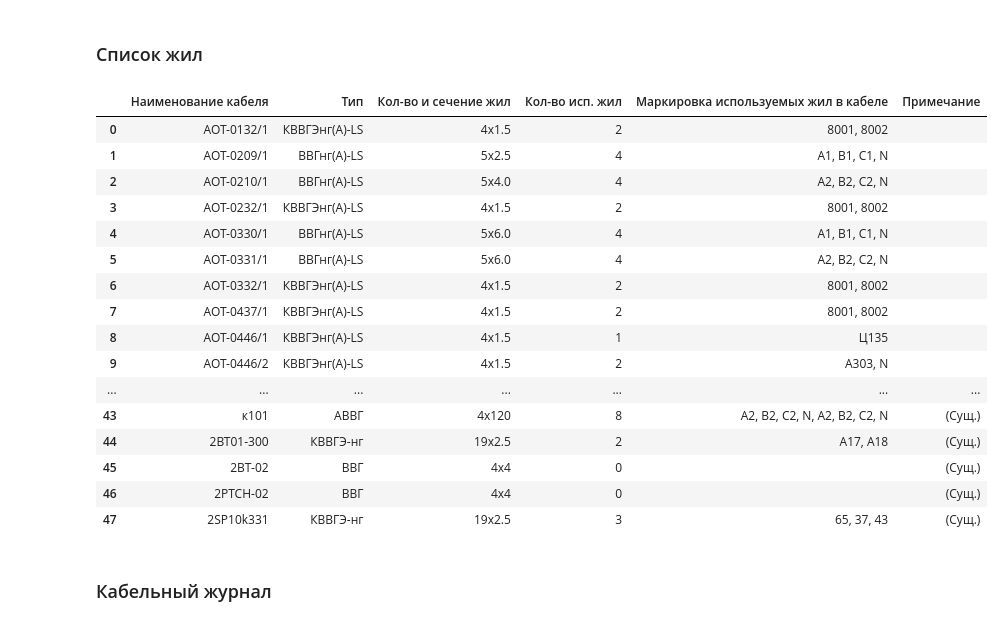
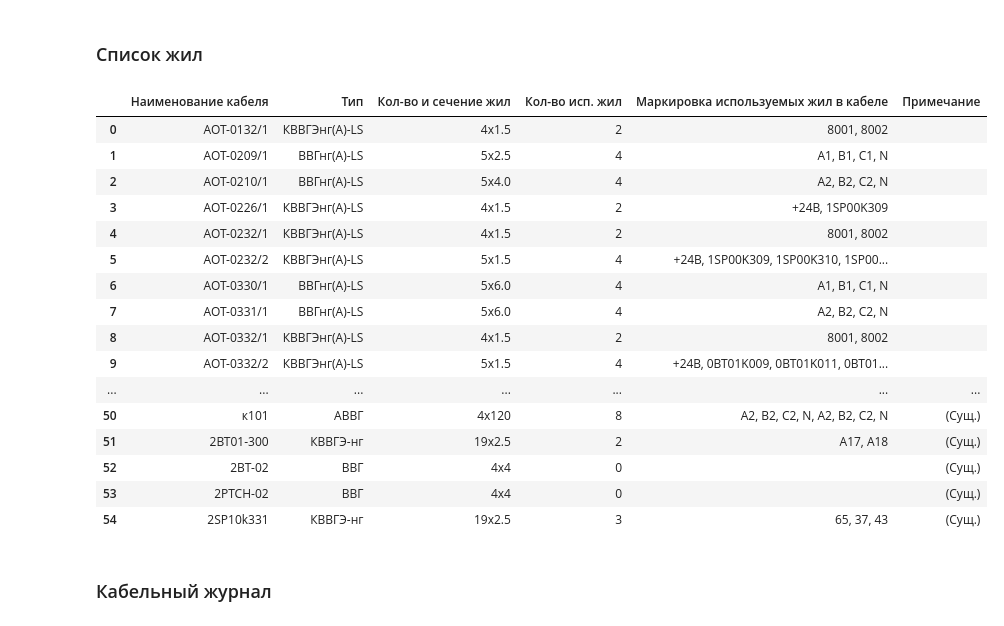
Before and after one commit to berezhko/et2, a Jupyter notebook: notebook/ВнешниеСоединения.ipynb, the cells around one changed output. Cells and saved outputs as stored; diff of their text form; code cells hidden in the pictures.

```diff
--- a/notebook/ВнешниеСоединения.ipynb
+++ b/notebook/ВнешниеСоединения.ipynb
@@ -414,39 +382,31 @@ used_devices_with_contacts_to_csv(
 # %%
 list_wires = make_wires_journal(station, cables_collection, clemmnic_data)
 
 name_file = f"{output_dir}/Жилы-{unixtime}"
 list_wires_pandas = pandas.DataFrame(list_wires)
 safe_to_excel(list_wires_pandas, name_file + ".xlsx", index=False)
 safe_to_csv(list_wires_pandas, name_file + ".csv", index=False)
 
 safe_to_excel(list_wires_pandas, f"{plot_dir}/КЖ/Excel Список жил.xlsx", index=False)
-
-lisp_list_wires = pl.plot_table(
-    shrink_long_string(list_wires_pandas.to_numpy()),
-    [36, 36, 26, 25, 240, 32],
-    align=["c", "c", "c", "c", "l", "c"],
-)
-AutocadElements(lisp_list_wires).save(f"{plot_dir}/КЖ/Печать списка жил.lsp")
-
 list_wires_pandas
 # %% [output]
 |  | Наименование кабеля | Тип | Кол-во и сечение жил | Кол-во исп. жил | Маркировка используемых жил в кабеле | Примечание |
 | 0 | AOT-0132/1 | КВВГЭнг(A)-LS | 4x1.5 | 2 | 8001, 8002 |  |
 | 1 | AOT-0209/1 | ВВГнг(А)-LS | 5x2.5 | 4 | A1, B1, C1, N |  |
 | 2 | AOT-0210/1 | ВВГнг(А)-LS | 5x4.0 | 4 | A2, B2, C2, N |  |
-| 3 | AOT-0232/1 | КВВГЭнг(A)-LS | 4x1.5 | 2 | 8001, 8002 |  |
-| 4 | AOT-0330/1 | ВВГнг(А)-LS | 5x6.0 | 4 | A1, B1, C1, N |  |
-| 5 | AOT-0331/1 | ВВГнг(А)-LS | 5x6.0 | 4 | A2, B2, C2, N |  |
-| 6 | AOT-0332/1 | КВВГЭнг(A)-LS | 4x1.5 | 2 | 8001, 8002 |  |
-| 7 | AOT-0437/1 | КВВГЭнг(A)-LS | 4x1.5 | 2 | 8001, 8002 |  |
-| 8 | AOT-0446/1 | КВВГЭнг(A)-LS | 4x1.5 | 1 | Ц135 |  |
-| 9 | AOT-0446/2 | КВВГЭнг(A)-LS | 4x1.5 | 2 | A303, N |  |
+| 3 | AOT-0226/1 | КВВГЭнг(A)-LS | 4x1.5 | 2 | +24В, 1SP00K309 |  |
+| 4 | AOT-0232/1 | КВВГЭнг(A)-LS | 4x1.5 | 2 | 8001, 8002 |  |
+| 5 | AOT-0232/2 | КВВГЭнг(A)-LS | 5x1.5 | 4 | +24В, 1SP00K309, 1SP00K310, 1SP00... |  |
+| 6 | AOT-0330/1 | ВВГнг(А)-LS | 5x6.0 | 4 | A1, B1, C1, N |  |
+| 7 | AOT-0331/1 | ВВГнг(А)-LS | 5x6.0 | 4 | A2, B2, C2, N |  |
+| 8 | AOT-0332/1 | КВВГЭнг(A)-LS | 4x1.5 | 2 | 8001, 8002 |  |
+| 9 | AOT-0332/2 | КВВГЭнг(A)-LS | 5x1.5 | 4 | +24В, 0BT01K009, 0BT01K011, 0BT01... |  |
 | ... | ... | ... | ... | ... | ... | ... |
-| 43 | к101 | АВВГ | 4x120 | 8 | A2, B2, C2, N, A2, B2, C2, N | (Сущ.) |
-| 44 | 2BT01-300 | КВВГЭ-нг | 19x2.5 | 2 | A17, A18 | (Сущ.) |
-| 45 | 2ВТ-02 | ВВГ | 4x4 | 0 |  | (Сущ.) |
-| 46 | 2РТСН-02 | ВВГ | 4x4 | 0 |  | (Сущ.) |
-| 47 | 2SP10k331 | КВВГЭ-нг | 19x2.5 | 3 | 65, 37, 43 | (Сущ.) |
+| 50 | к101 | АВВГ | 4x120 | 8 | A2, B2, C2, N, A2, B2, C2, N | (Сущ.) |
+| 51 | 2BT01-300 | КВВГЭ-нг | 19x2.5 | 2 | A17, A18 | (Сущ.) |
+| 52 | 2ВТ-02 | ВВГ | 4x4 | 0 |  | (Сущ.) |
+| 53 | 2РТСН-02 | ВВГ | 4x4 | 0 |  | (Сущ.) |
+| 54 | 2SP10k331 | КВВГЭ-нг | 19x2.5 | 3 | 65, 37, 43 | (Сущ.) |
 # %% [markdown]
 ### Кабельный журнал
 # %%
```
Also changed, not shown: parts of 47 cells of this notebook, 13 other files.
